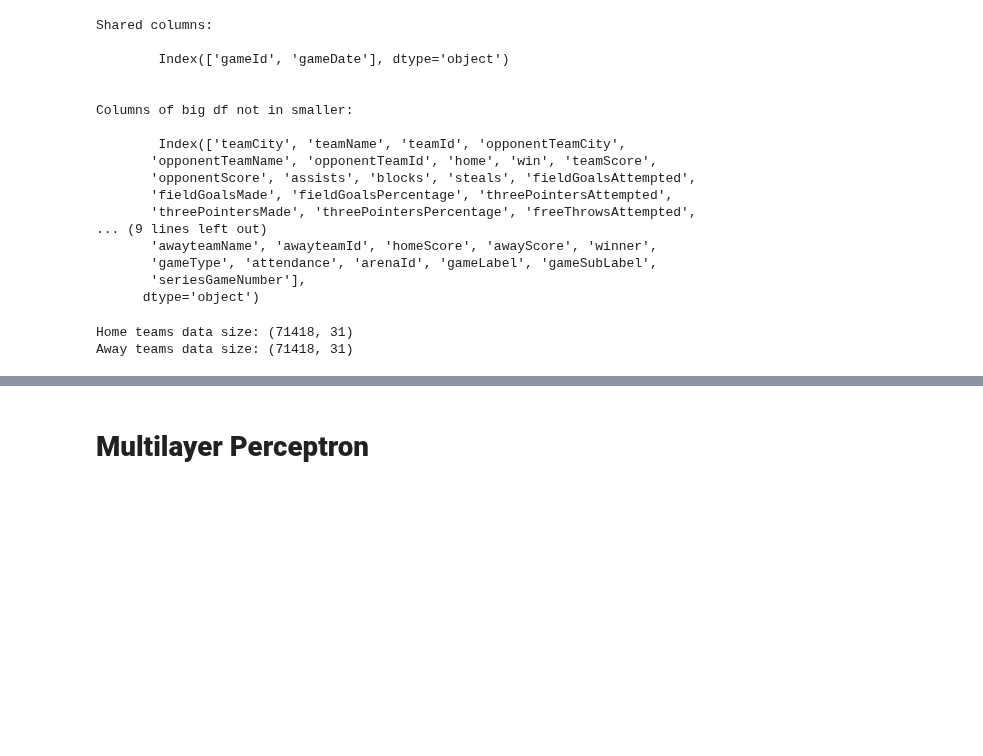
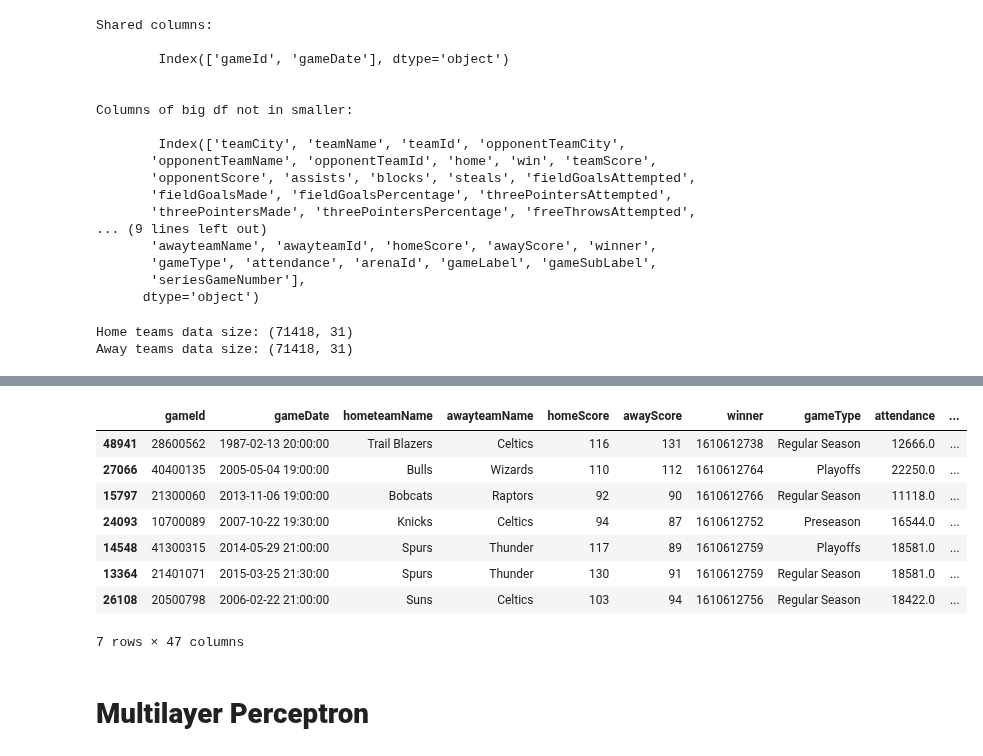
Before and after one commit to pshukl21/CollabProject, a Jupyter notebook: nbaModel.ipynb, the cells around one changed output, grey strips where cells are left out. Saved outputs shown, nothing was run; the diff lists cells and outputs as text; code cells hidden in the pictures; blank space fills up the shorter version.

```diff
--- a/nbaModel.ipynb
+++ b/nbaModel.ipynb
@@ -297,3 +335,18 @@ Remaining columns:
+# %%
+# removing the largely missing rows
+
+df_games = df_games.iloc[0:50581]
+df_games.sample(7)
+# %% [output]
+|  | gameId | gameDate | hometeamName | awayteamName | homeScore | awayScore | winner | gameType | attendance | ... |
+| 48941 | 28600562 | 1987-02-13 20:00:00 | Trail Blazers | Celtics | 116 | 131 | 1610612738 | Regular Season | 12666.0 | ... |
+| 27066 | 40400135 | 2005-05-04 19:00:00 | Bulls | Wizards | 110 | 112 | 1610612764 | Playoffs | 22250.0 | ... |
+| 15797 | 21300060 | 2013-11-06 19:00:00 | Bobcats | Raptors | 92 | 90 | 1610612766 | Regular Season | 11118.0 | ... |
+| 24093 | 10700089 | 2007-10-22 19:30:00 | Knicks | Celtics | 94 | 87 | 1610612752 | Preseason | 16544.0 | ... |
+| 14548 | 41300315 | 2014-05-29 21:00:00 | Spurs | Thunder | 117 | 89 | 1610612759 | Playoffs | 18581.0 | ... |
+| 13364 | 21401071 | 2015-03-25 21:30:00 | Spurs | Thunder | 130 | 91 | 1610612759 | Regular Season | 18581.0 | ... |
+| 26108 | 20500798 | 2006-02-22 21:00:00 | Suns | Celtics | 103 | 94 | 1610612756 | Regular Season | 18422.0 | ... |
+7 rows × 47 columns
 # %% [markdown]
 # __Multilayer Perceptron__
 # %%
```
Also changed, not shown: parts of 24 cells of this notebook.
